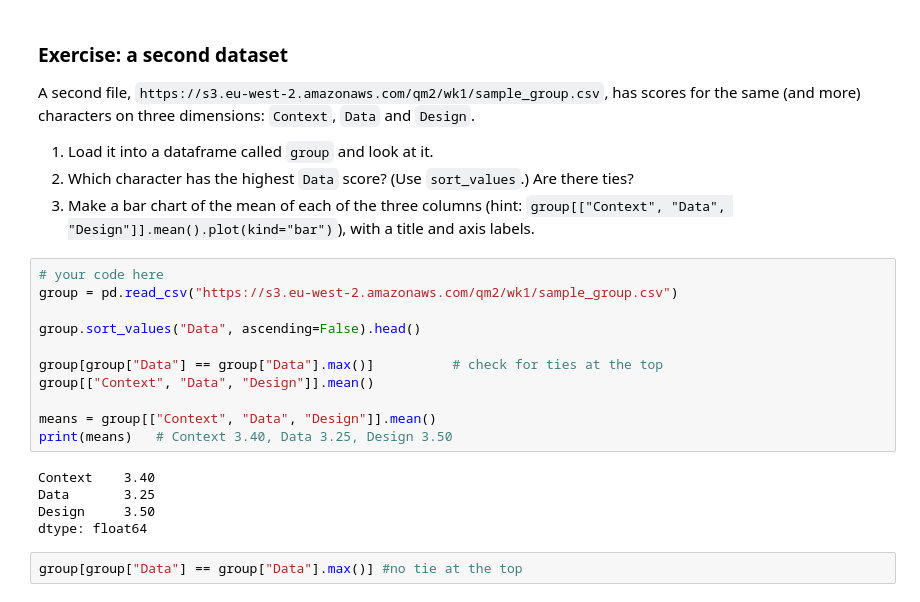
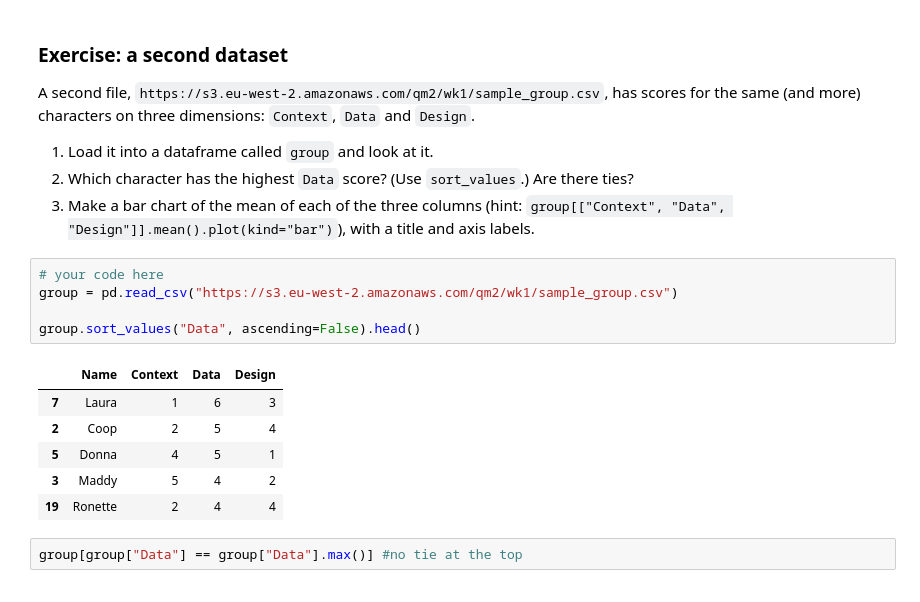
Before and after one commit to 7464986/qm2, a Jupyter notebook: notebooks/W01. Python Recap.ipynb, the cells around one changed output. Drawn from its saved outputs; the diff is of its cells as text.

```diff
--- a/notebooks/W01. Python Recap.ipynb
+++ b/notebooks/W01. Python Recap.ipynb
@@ -286,19 +286,15 @@ A second file, `https://s3.eu-west-2.amazonaws.com/qm2/wk1/sample_group.csv`, ha
 # %%
 # your code here
 group = pd.read_csv("https://s3.eu-west-2.amazonaws.com/qm2/wk1/sample_group.csv")
 
 group.sort_values("Data", ascending=False).head()
-
-group[group["Data"] == group["Data"].max()]          # check for ties at the top
-group[["Context", "Data", "Design"]].mean()
-
-means = group[["Context", "Data", "Design"]].mean()
-print(means)   # Context 3.40, Data 3.25, Design 3.50
 # %% [output]
-Context    3.40
-Data       3.25
-Design     3.50
-dtype: float64
+|  | Name | Context | Data | Design |
+| 7 | Laura | 1 | 6 | 3 |
+| 2 | Coop | 2 | 5 | 4 |
+| 5 | Donna | 4 | 5 | 1 |
+| 3 | Maddy | 5 | 4 | 2 |
+| 19 | Ronette | 2 | 4 | 4 |
 # %%
 group[group["Data"] == group["Data"].max()] #no tie at the top
 # %% [output]
```
Also changed, not shown: parts of 2 cells of this notebook.
